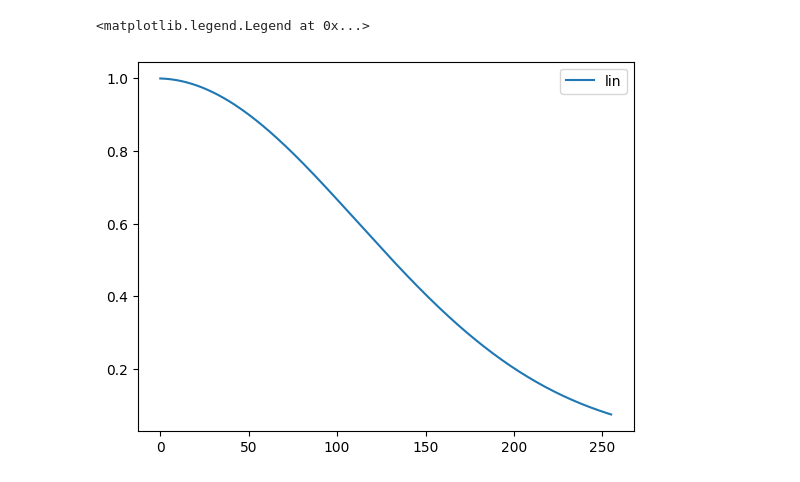
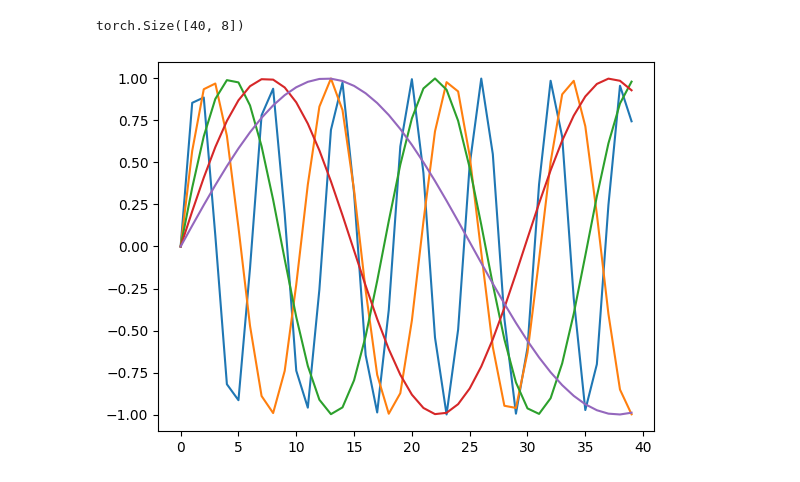
Before and after one commit to ys272/vton, a Jupyter notebook: sandbox_j.ipynb, the cells around one changed output. Saved outputs shown, nothing was run; the diff lists cells and outputs as text; code cells hidden in the pictures.

```diff
--- a/sandbox_j.ipynb
+++ b/sandbox_j.ipynb
@@ -151,6 +13,0 @@ plt.legend()
-# %%
-plt.plot(alphas_cumprod, label='lin')#, plt.plot(ls, label='lin')
-plt.legend()
-# %% [output]
-<matplotlib.legend.Legend at 0x...>
-[figure, removed]
@@ -156,0 +20,24 @@ plt.legend()
+# %%
+num_timesteps = 40
+emb_dim = 16
+tsteps = torch.linspace(0,num_timesteps,num_timesteps)
+max_period = num_timesteps
+exponent = -math.log(max_period) * torch.linspace(0, 1, emb_dim//2, device=tsteps.device)
+emb = tsteps[:,None].float() * exponent.exp()[None,:]
+print(emb.shape)
+# plt.plot(emb[0])
+# plt.plot(emb[10])
+# plt.plot(emb[20])
+# plt.plot(emb[50])
+# plt.plot(emb[-1])
+
+emb = torch.cat([torch.sin(emb), torch.cos(emb)], dim=-1)
+
+plt.plot(emb[:,0])
+plt.plot(emb[:,1])
+plt.plot(emb[:,2])
+plt.plot(emb[:,3])
+plt.plot(emb[:,4]);
+# %% [output]
+torch.Size([40, 8])
+[figure, added]
```
Also changed, not shown: parts of 16 cells of this notebook, 16 other files.
